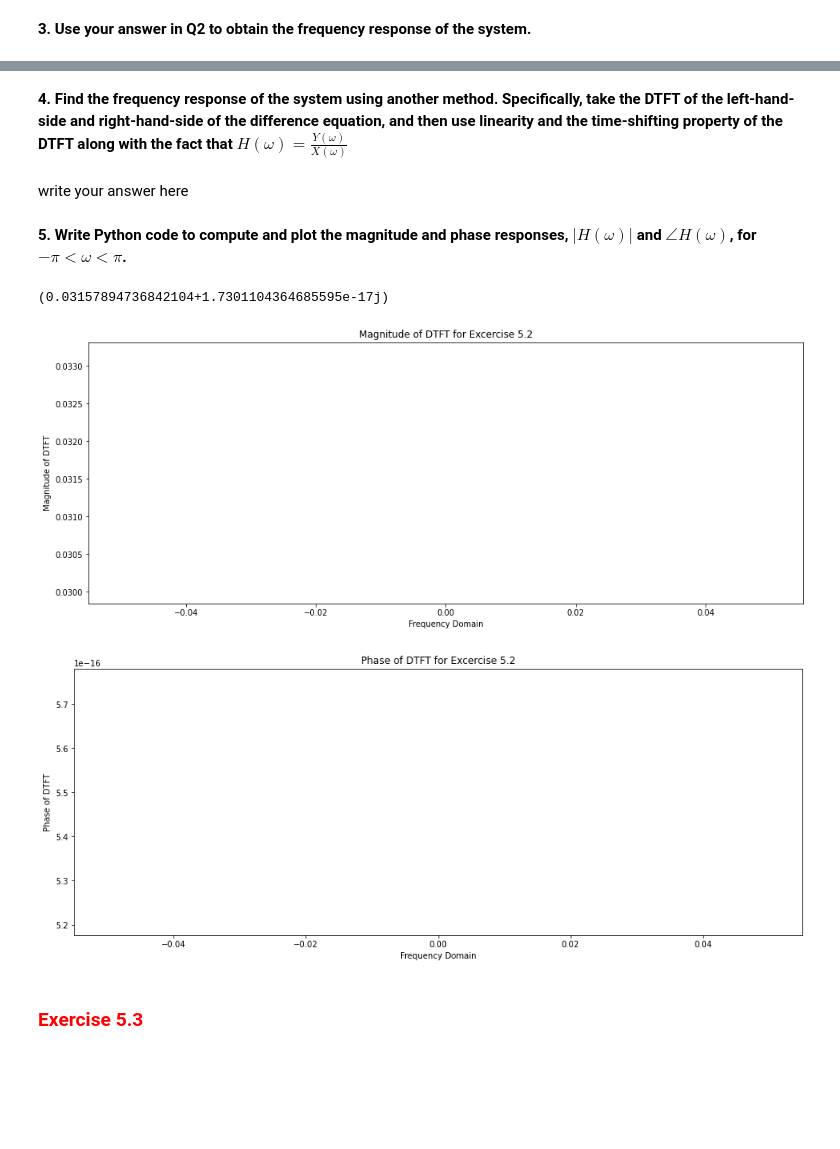
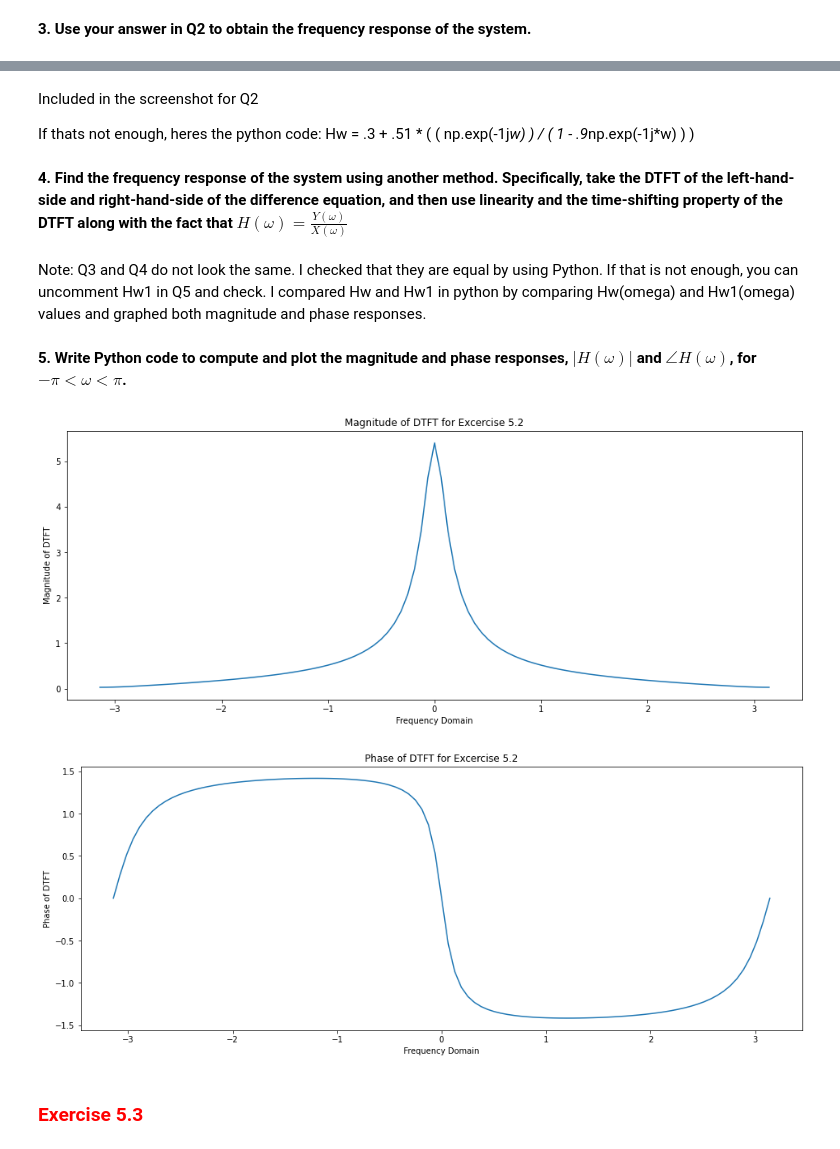
Before and after one commit to cdavin2/dsp_lab03, a Jupyter notebook: lab03_final_report.ipynb, the cells around one changed output, grey strips where cells are left out. Cells and saved outputs as stored; diff of their text form; code cells hidden in the pictures; blank space fills up the shorter version.

```diff
--- a/lab03_final_report.ipynb
+++ b/lab03_final_report.ipynb
@@ -272,34 +270,34 @@ write your answer here
+# %% [markdown]
+Included in the screenshot for Q2
+
+If thats not enough, heres the python code:
+Hw = .3 + .51 * (  (  np.exp(-1j*w)  )  /  (  1 - .9*np.exp(-1j*w)  )   )
 # %% [markdown]
 **4. Find the frequency response of the system using another method. Specifically, take the DTFT of the left-hand-side and right-hand-side of the difference equation, and then use linearity and the time-shifting property of the DTFT along with the fact that $H(\omega)=\frac{Y(\omega)}{X(\omega)}$**
-# %% [markdown]
-write your answer here
+# %% [markdown]
+Note: Q3 and Q4 do not look the same. I checked that they are equal by using Python. If that is not enough, you can uncomment Hw1 in Q5 and check. I compared Hw and Hw1 in python by comparing Hw(omega) and Hw1(omega) values and graphed both magnitude and phase responses.
 # %% [markdown]
 **5. Write Python code to compute and plot the magnitude and phase responses, $|H(\omega)|$ and $\angle H(\omega)$, for $-\pi<\omega<\pi$.**
 # %%
 # write your code here
-w = np.linspace(-np.pi, -np.pi, 101)
-
-Hw = np.zeros(len(w))
-for i in range(len(w)):
-  Hw = .3 + .51 * ( (np.exp(-1j*w[i])) / (1 - 9/10*(np.exp(-1j*w[i]))) )
-
-print(Hw)
+w = np.linspace(-np.pi, np.pi, 101)
+Hw = .3 + .51 * (  (  np.exp(-1j*w)  )  /  (  1 - .9*np.exp(-1j*w)  )   )
+#Hw1 = (  (  .3+.24*np.exp(-1j*w)  )  /  (  1-.9*np.exp(-1j*w)  )  )
 
 plt.title("Magnitude of DTFT for Excercise 5.2")
 plt.xlabel("Frequency Domain")
 plt.ylabel("Magnitude of DTFT")
-plt.plot(np.abs(Hw))
+plt.plot(w, np.abs(Hw))
 plt.show()
 
 plt.title("Phase of DTFT for Excercise 5.2")
 plt.xlabel("Frequency Domain")
 plt.ylabel("Phase of DTFT")
-plt.plot(np.angle(Hw))
+plt.plot(w, np.angle(Hw))
 plt.show()
 # %% [output]
-(0.03157894736842104+1.7301104364685595e-17j)
-[figure, old version]
+[figure, new version]
-[figure, old version]
+[figure, new version]
 # %% [markdown]
 <h3 style="color:red;"><left>Exercise 5.3</left></h3>
 # %% [markdown]
```
Also changed, not shown: parts of 7 cells of this notebook.
